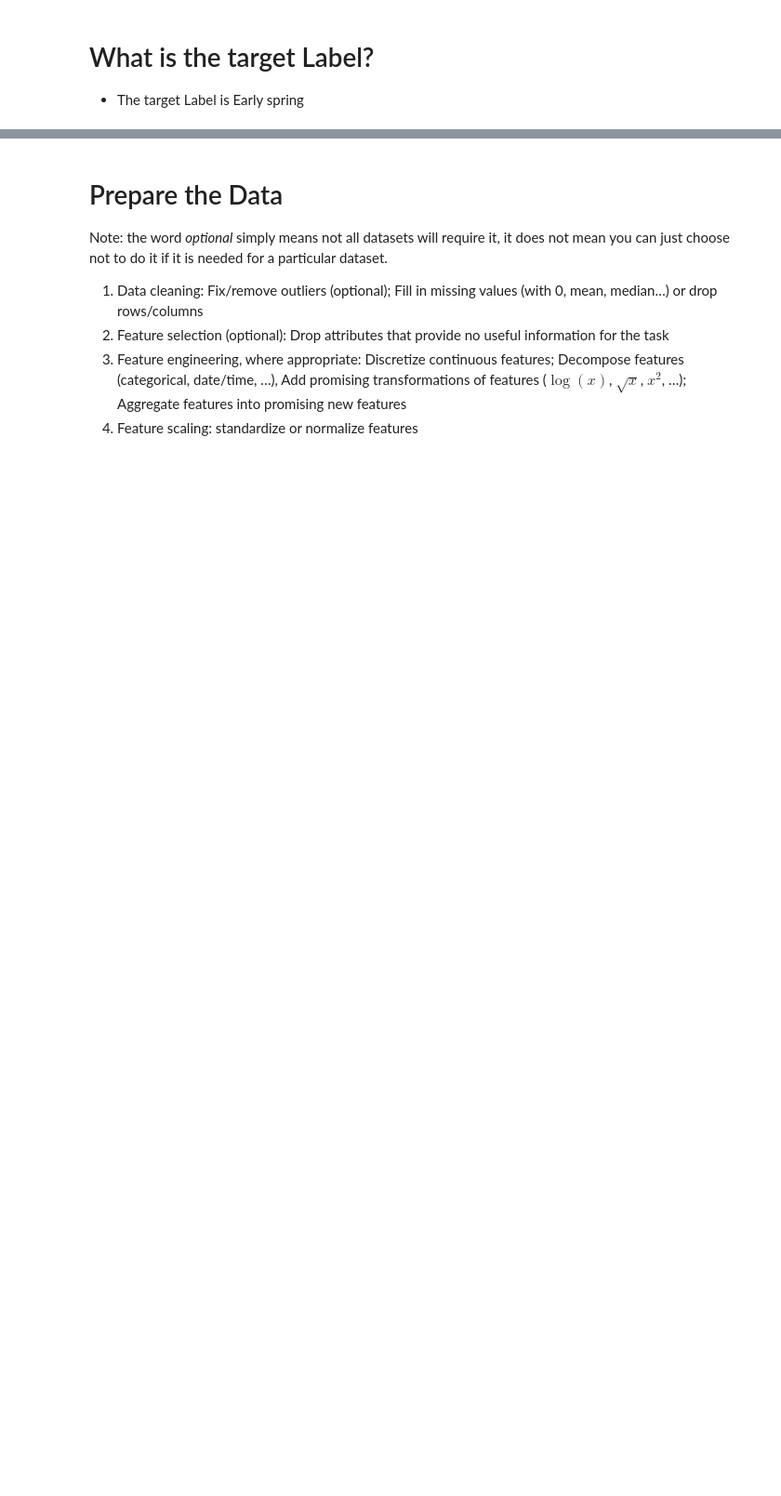
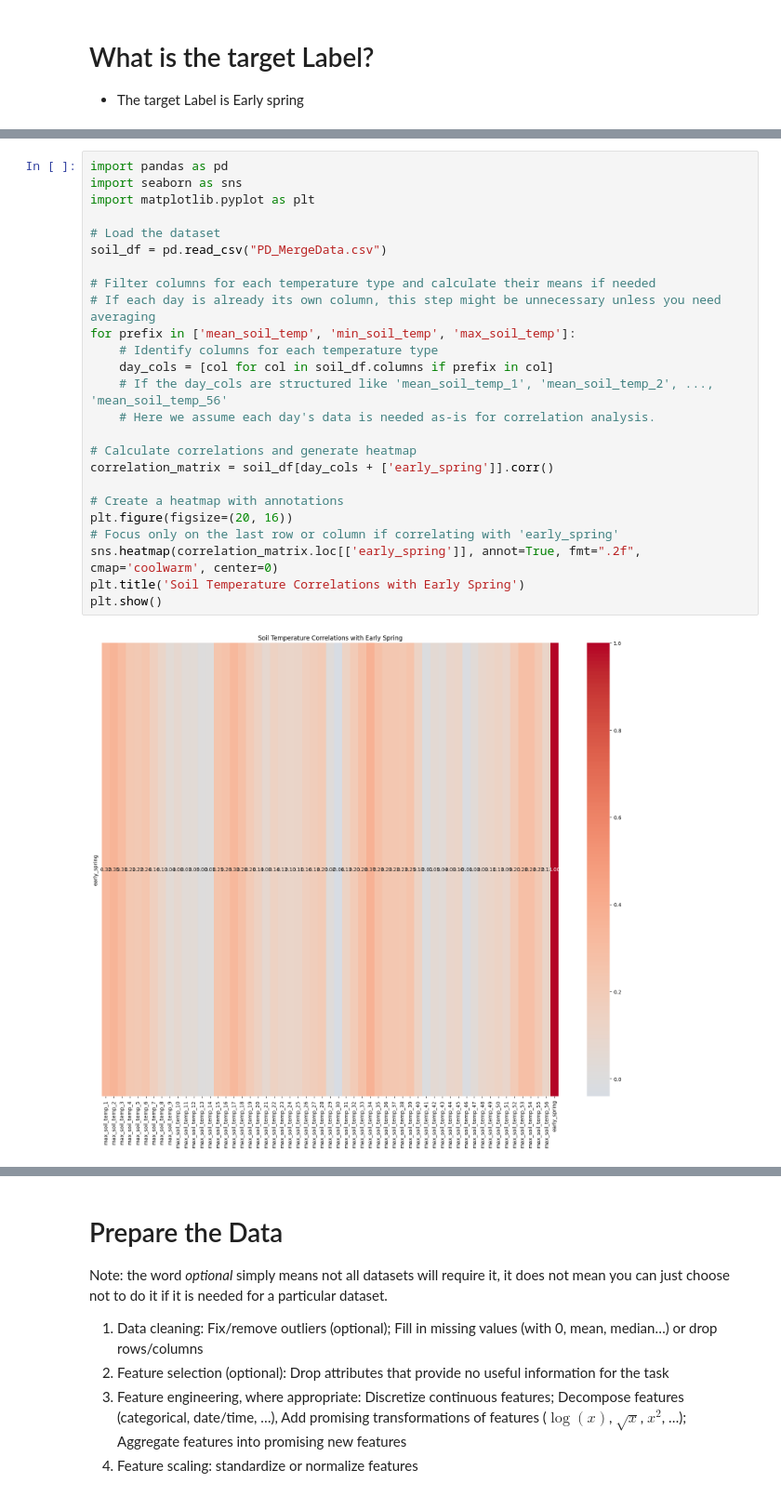
Before and after one commit to jyounes23/Project1CSCI296, a Jupyter notebook: Early Spring.ipynb, the cells around one changed output, grey strips where cells are left out. Shown: that part at 93% size. Cells and saved outputs as stored; diff of their text form; blank space fills up the shorter version.

```diff
--- a/Early Spring.ipynb
+++ b/Early Spring.ipynb
@@ -538,0 +576,27 @@ sns.heatmap(corr_matrix, annot=True)
+# %%
+import pandas as pd
+import seaborn as sns
+import matplotlib.pyplot as plt
+
+# Load the dataset
+soil_df = pd.read_csv("PD_MergeData.csv")
+
+# Filter columns for each temperature type and calculate their means if needed
+# If each day is already its own column, this step might be unnecessary unless you need averaging
+for prefix in ['mean_soil_temp', 'min_soil_temp', 'max_soil_temp']:
+    # Identify columns for each temperature type
+    day_cols = [col for col in soil_df.columns if prefix in col]
+    # If the day_cols are structured like 'mean_soil_temp_1', 'mean_soil_temp_2', ..., 'mean_soil_temp_56'
+    # Here we assume each day's data is needed as-is for correlation analysis.
+
+# Calculate correlations and generate heatmap
+correlation_matrix = soil_df[day_cols + ['early_spring']].corr()
+
+# Create a heatmap with annotations
+plt.figure(figsize=(20, 16))
+# Focus only on the last row or column if correlating with 'early_spring'
+sns.heatmap(correlation_matrix.loc[['early_spring']], annot=True, fmt=".2f", cmap='coolwarm', center=0)
+plt.title('Soil Temperature Correlations with Early Spring')
+plt.show()
+# %% [output]
+[figure, added]
```
Also changed, not shown: parts of 22 cells of this notebook.
